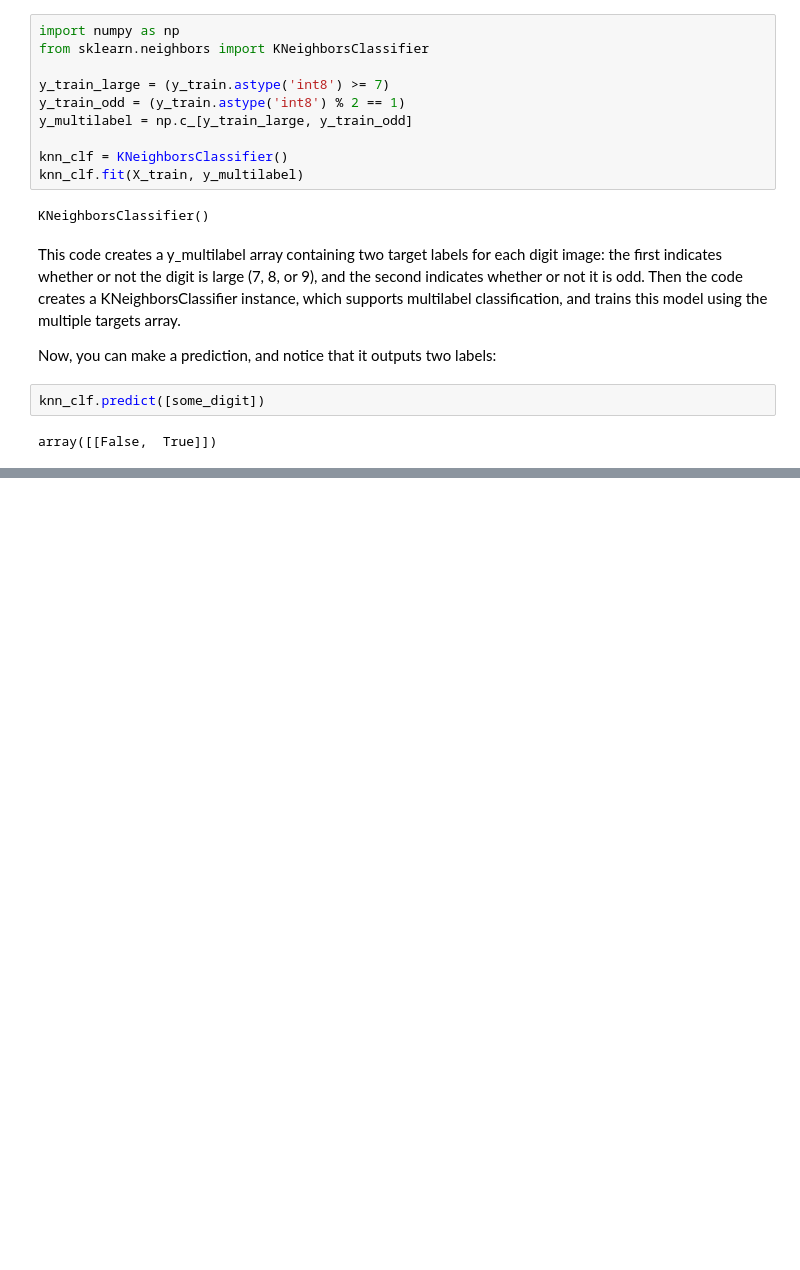
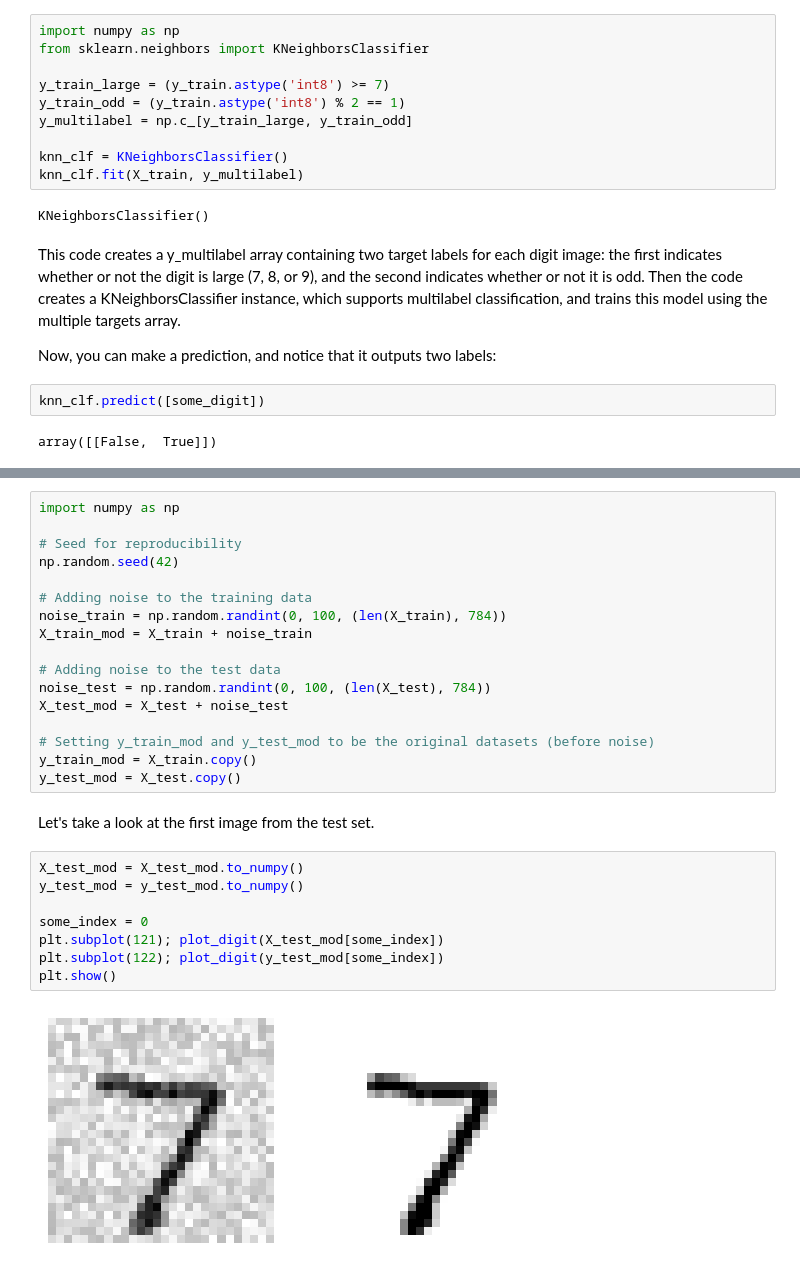
Before and after one commit to leetierney/study, a Jupyter notebook: ml/hands_on_ml/1_ml_landscape/ch3/1_3_classification.ipynb, the cells around one changed output, grey strips where cells are left out. Cells and saved outputs as stored; diff of their text form; blank space fills up the shorter version.

```diff
--- a/ml/hands_on_ml/1_ml_landscape/ch3/1_3_classification.ipynb
+++ b/ml/hands_on_ml/1_ml_landscape/ch3/1_3_classification.ipynb
@@ -516,0 +548,29 @@ array([[False,  True]])
+# %%
+import numpy as np
+
+# Seed for reproducibility
+np.random.seed(42)
+
+# Adding noise to the training data
+noise_train = np.random.randint(0, 100, (len(X_train), 784))
+X_train_mod = X_train + noise_train
+
+# Adding noise to the test data
+noise_test = np.random.randint(0, 100, (len(X_test), 784))
+X_test_mod = X_test + noise_test
+
+# Setting y_train_mod and y_test_mod to be the original datasets (before noise)
+y_train_mod = X_train.copy()
+y_test_mod = X_test.copy()
+# %% [markdown]
+<p>Let's take a look at the first image from the test set. </p>
+# %%
+X_test_mod = X_test_mod.to_numpy()
+y_test_mod = y_test_mod.to_numpy()
+
+some_index = 0
+plt.subplot(121); plot_digit(X_test_mod[some_index])
+plt.subplot(122); plot_digit(y_test_mod[some_index])
+plt.show()
+# %% [output]
+[figure, added]
```
Also changed, not shown: parts of 7 cells of this notebook.
